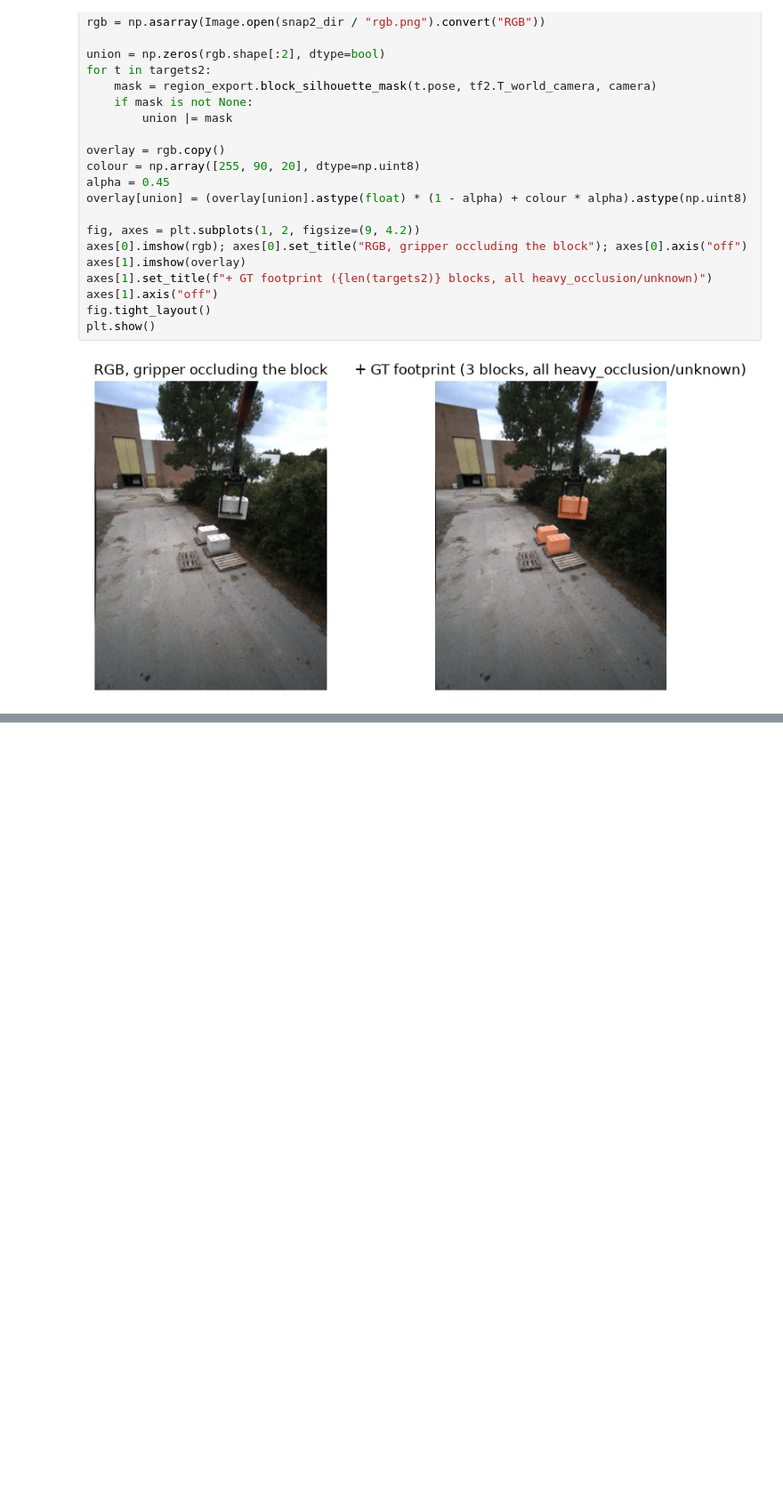
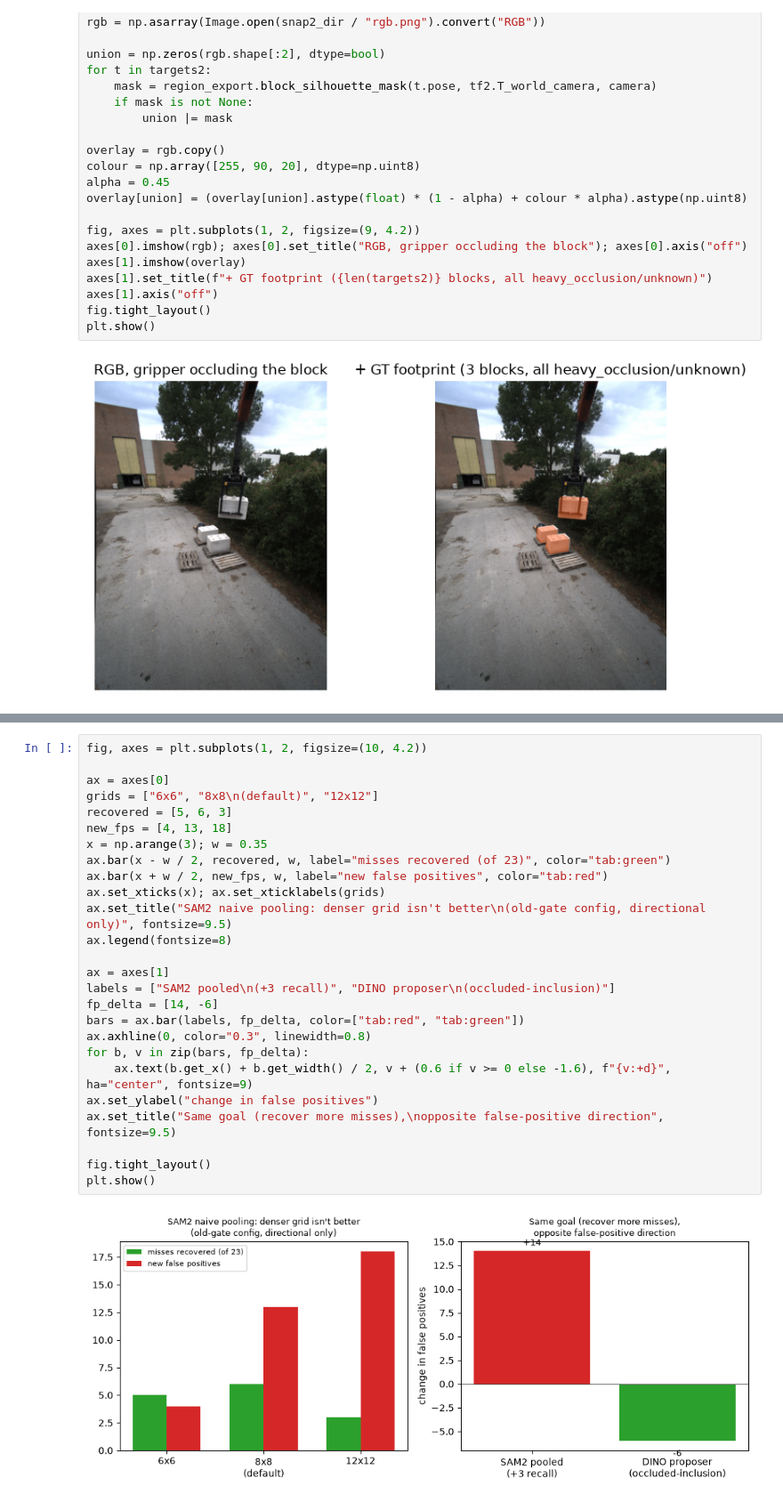
Before and after one commit to Geryyy/blockpose, a Jupyter notebook: notebooks/blockpose_detector_showcase.ipynb, the cells around one changed output, grey strips where cells are left out. Shown at 89% size. Cells and saved outputs as stored; diff of their text form; blank space fills up the shorter version.

Commit message:
notebook: add SAM2-vs-DINO-proposer comparison section

```diff
--- a/notebooks/blockpose_detector_showcase.ipynb
+++ b/notebooks/blockpose_detector_showcase.ipynb
@@ -283 +310,29 @@ plt.show()
+# %%
+fig, axes = plt.subplots(1, 2, figsize=(10, 4.2))
+
+ax = axes[0]
+grids = ["6x6", "8x8\n(default)", "12x12"]
+recovered = [5, 6, 3]
+new_fps = [4, 13, 18]
+x = np.arange(3); w = 0.35
+ax.bar(x - w / 2, recovered, w, label="misses recovered (of 23)", color="tab:green")
+ax.bar(x + w / 2, new_fps, w, label="new false positives", color="tab:red")
+ax.set_xticks(x); ax.set_xticklabels(grids)
+ax.set_title("SAM2 naive pooling: denser grid isn't better\n(old-gate config, directional only)", fontsize=9.5)
+ax.legend(fontsize=8)
+
+ax = axes[1]
+labels = ["SAM2 pooled\n(+3 recall)", "DINO proposer\n(occluded-inclusion)"]
+fp_delta = [14, -6]
+bars = ax.bar(labels, fp_delta, color=["tab:red", "tab:green"])
+ax.axhline(0, color="0.3", linewidth=0.8)
+for b, v in zip(bars, fp_delta):
+    ax.text(b.get_x() + b.get_width() / 2, v + (0.6 if v >= 0 else -1.6), f"{v:+d}", ha="center", fontsize=9)
+ax.set_ylabel("change in false positives")
+ax.set_title("Same goal (recover more misses),\nopposite false-positive direction", fontsize=9.5)
+
+fig.tight_layout()
+plt.show()
+# %% [output]
+[figure, added]
 # %% [markdown]
```
Also changed, not shown: parts of 2 cells of this notebook.
